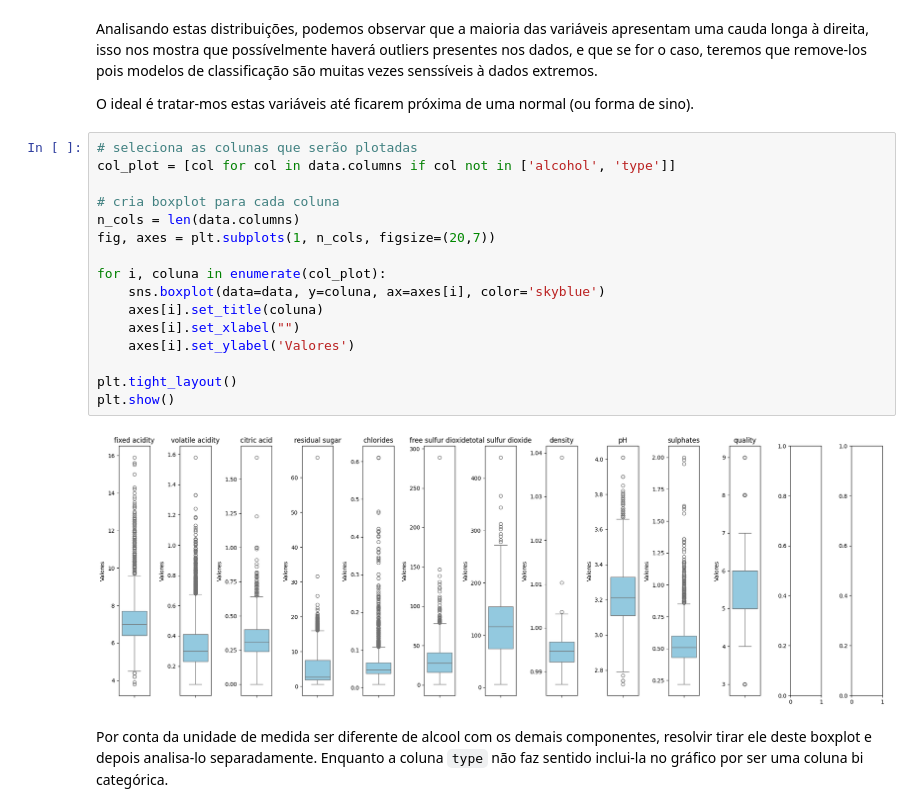
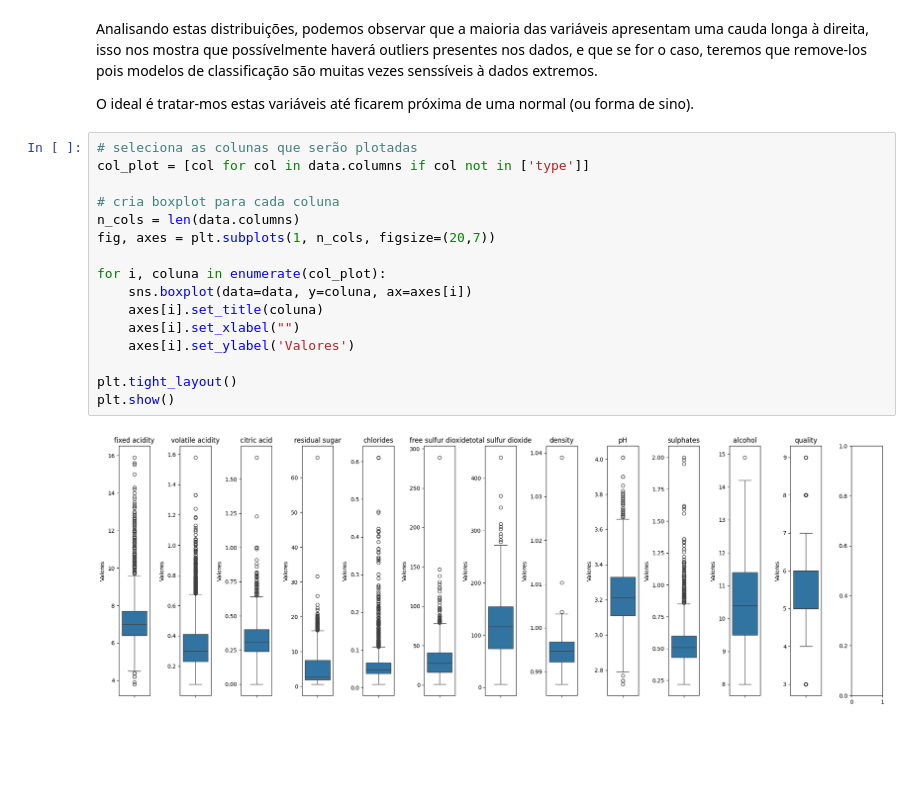
Before and after one commit to DieGod-DS/Wine_2.0, a Jupyter notebook: code/EDA.ipynb, the cells around one changed output. Saved outputs shown, nothing was run; the diff lists cells and outputs as text; blank space fills up the shorter version.

```diff
--- a/code/EDA.ipynb
+++ b/code/EDA.ipynb
@@ -124,21 +124,19 @@ Analisando estas distribuições, podemos observar que a maioria das variáveis
 O ideal é tratar-mos estas variáveis até ficarem próxima de uma normal (ou forma de sino).
 # %%
 # seleciona as colunas que serão plotadas
-col_plot = [col for col in data.columns if col not in ['alcohol', 'type']]
+col_plot = [col for col in data.columns if col not in ['type']]
 
 # cria boxplot para cada coluna
 n_cols = len(data.columns)
 fig, axes = plt.subplots(1, n_cols, figsize=(20,7))
 
 for i, coluna in enumerate(col_plot):
-    sns.boxplot(data=data, y=coluna, ax=axes[i], color='skyblue')
+    sns.boxplot(data=data, y=coluna, ax=axes[i])
     axes[i].set_title(coluna)
     axes[i].set_xlabel("")
     axes[i].set_ylabel('Valores')
 
 plt.tight_layout()
 plt.show()
 # %% [output]
-[figure, old version]
+[figure, new version]
-# %% [markdown]
-Por conta da unidade de medida ser diferente de alcool com os demais componentes, resolvir tirar ele deste boxplot e depois analisa-lo separadamente. Enquanto a coluna `type` não faz sentido inclui-la no gráfico por ser uma coluna bi categórica.
```
Also changed, not shown: parts of 9 cells of this notebook.
